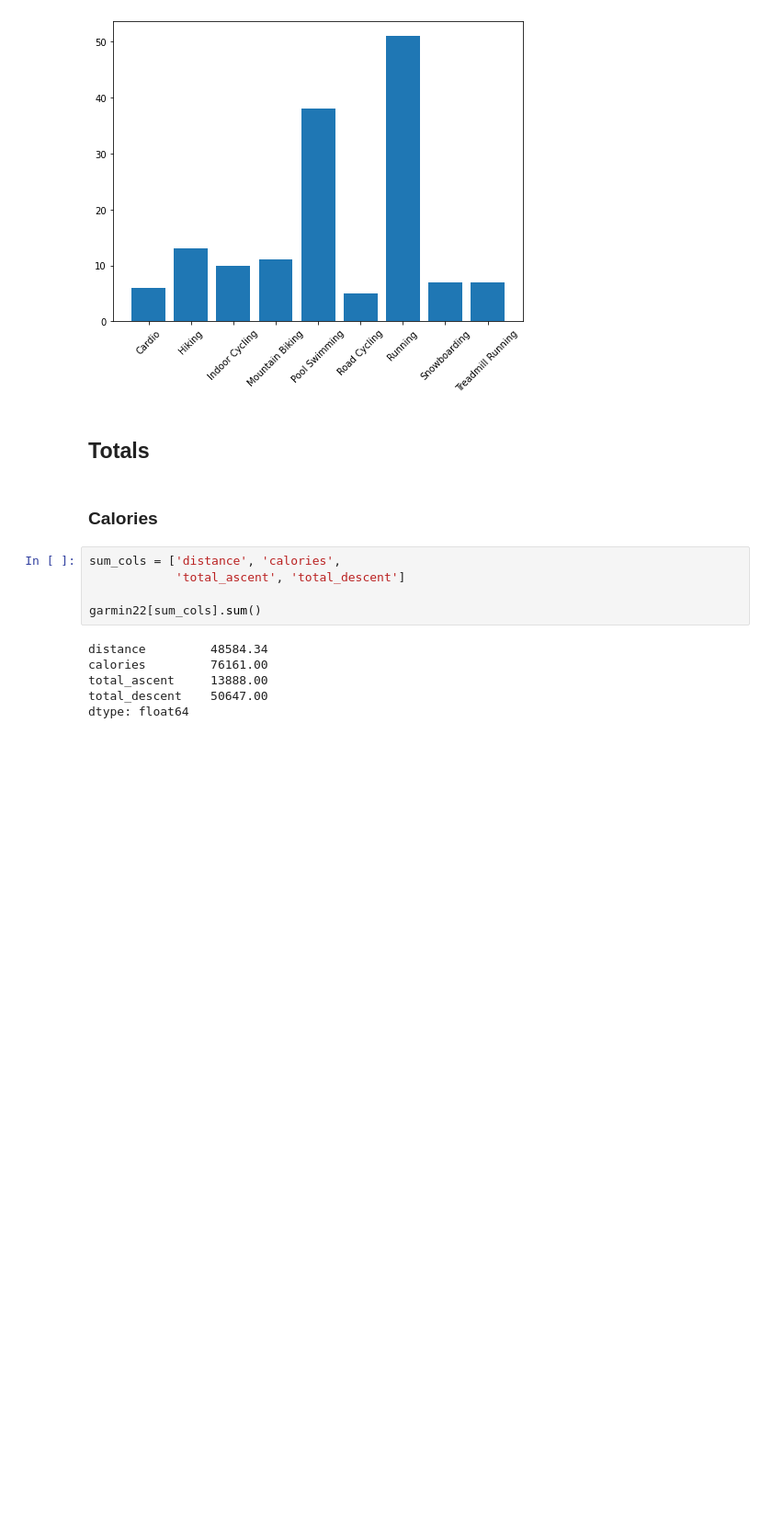
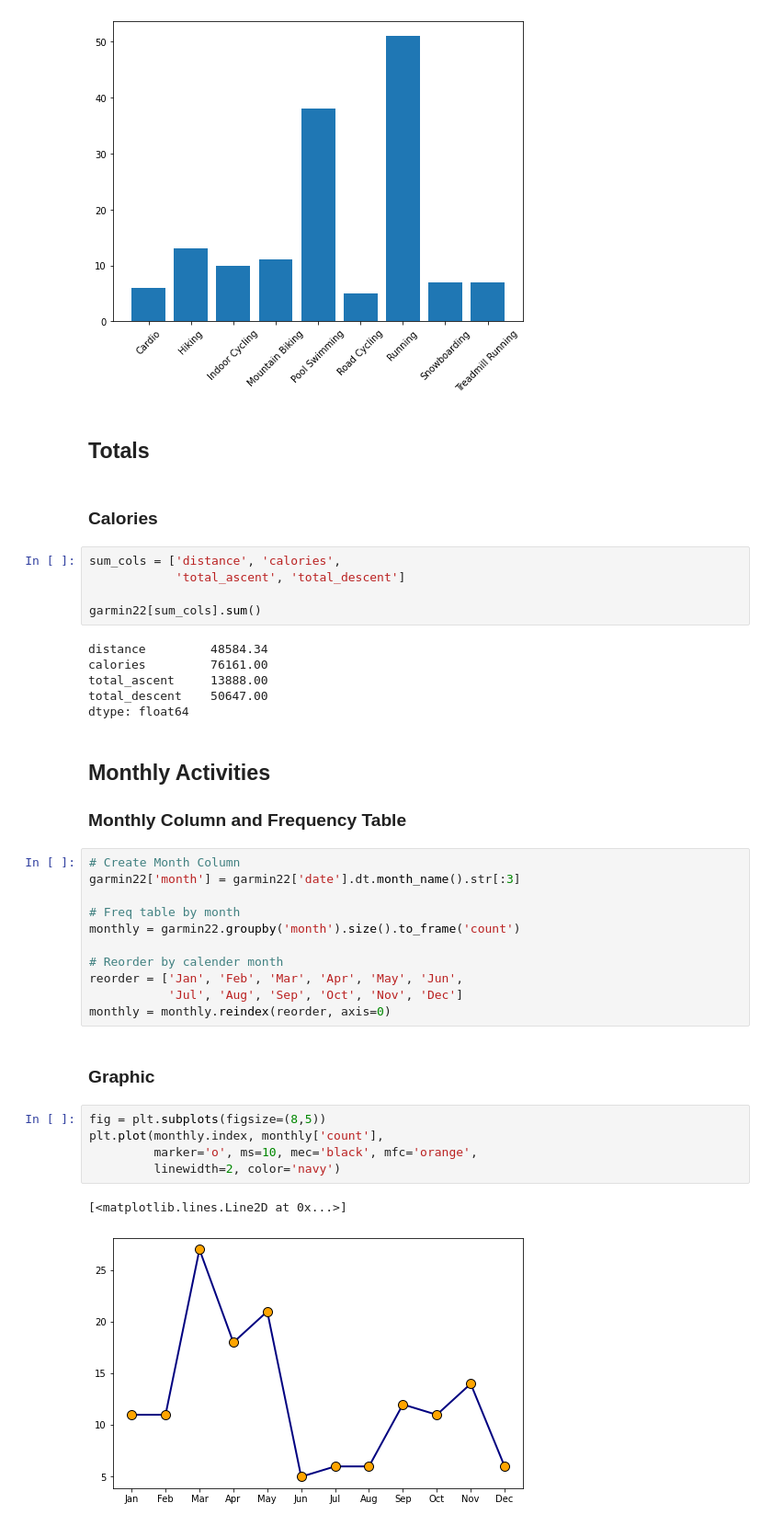
Before and after one commit to Caturrell/garmin-wrapped2022, a Jupyter notebook: Activities.ipynb, the cells around one changed output. Shown at 92% size. Saved outputs shown, nothing was run; the diff lists cells and outputs as text; blank space fills up the shorter version.

Commit message:
Monthly Commit

```diff
--- a/Activities.ipynb
+++ b/Activities.ipynb
@@ -178,3 +178,28 @@ calories         76161.00
 total_ascent     13888.00
 total_descent    50647.00
 dtype: float64
+# %% [markdown]
+## Monthly Activities
+
+### Monthly Column and Frequency Table
+# %%
+# Create Month Column
+garmin22['month'] = garmin22['date'].dt.month_name().str[:3]
+
+# Freq table by month
+monthly = garmin22.groupby('month').size().to_frame('count')
+
+# Reorder by calender month
+reorder = ['Jan', 'Feb', 'Mar', 'Apr', 'May', 'Jun',
+           'Jul', 'Aug', 'Sep', 'Oct', 'Nov', 'Dec']
+monthly = monthly.reindex(reorder, axis=0)
+# %% [markdown]
+### Graphic
+# %%
+fig = plt.subplots(figsize=(8,5))
+plt.plot(monthly.index, monthly['count'],
+         marker='o', ms=10, mec='black', mfc='orange',
+         linewidth=2, color='navy')
+# %% [output]
+[<matplotlib.lines.Line2D at 0x...>]
+[figure, added]
```
